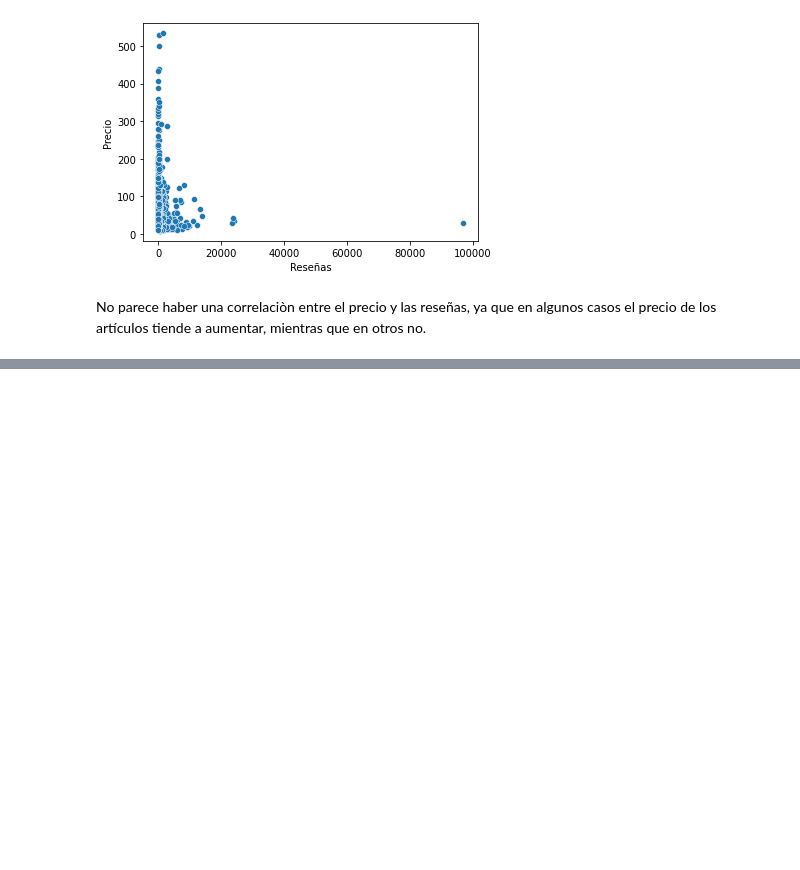
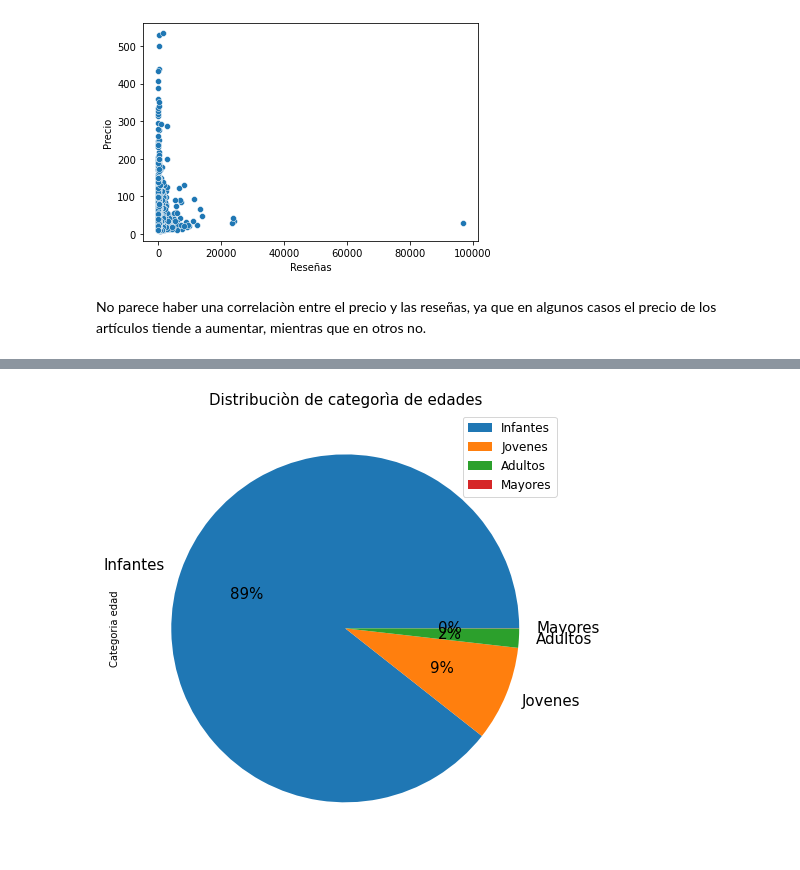
Before and after one commit to Estani94/Limpieza-y-EDA-Dataset-Amazon, a Jupyter notebook: EDA_amazon.ipynb, the cells around one changed output, grey strips where cells are left out. Saved outputs shown, nothing was run; the diff lists cells and outputs as text; code cells hidden in the pictures; blank space fills up the shorter version.

```diff
--- a/EDA_amazon.ipynb
+++ b/EDA_amazon.ipynb
@@ -518,0 +568,8 @@ No parece haber una correlaciòn entre el precio y las reseñas, ya que en algun
+# %%
+valores_categoricos_edad = df['Categoria edad'].value_counts()
+valores_categoricos_edad.plot(figsize=(10, 8), kind='pie', autopct='%0.0f%%', fontsize=15)
+plt.legend(fontsize=12)
+plt.title('Distribuciòn de categorìa de edades', fontsize=15)
+plt.show()
+# %% [output]
+[figure, added]
```
Also changed, not shown: parts of 11 cells of this notebook.
